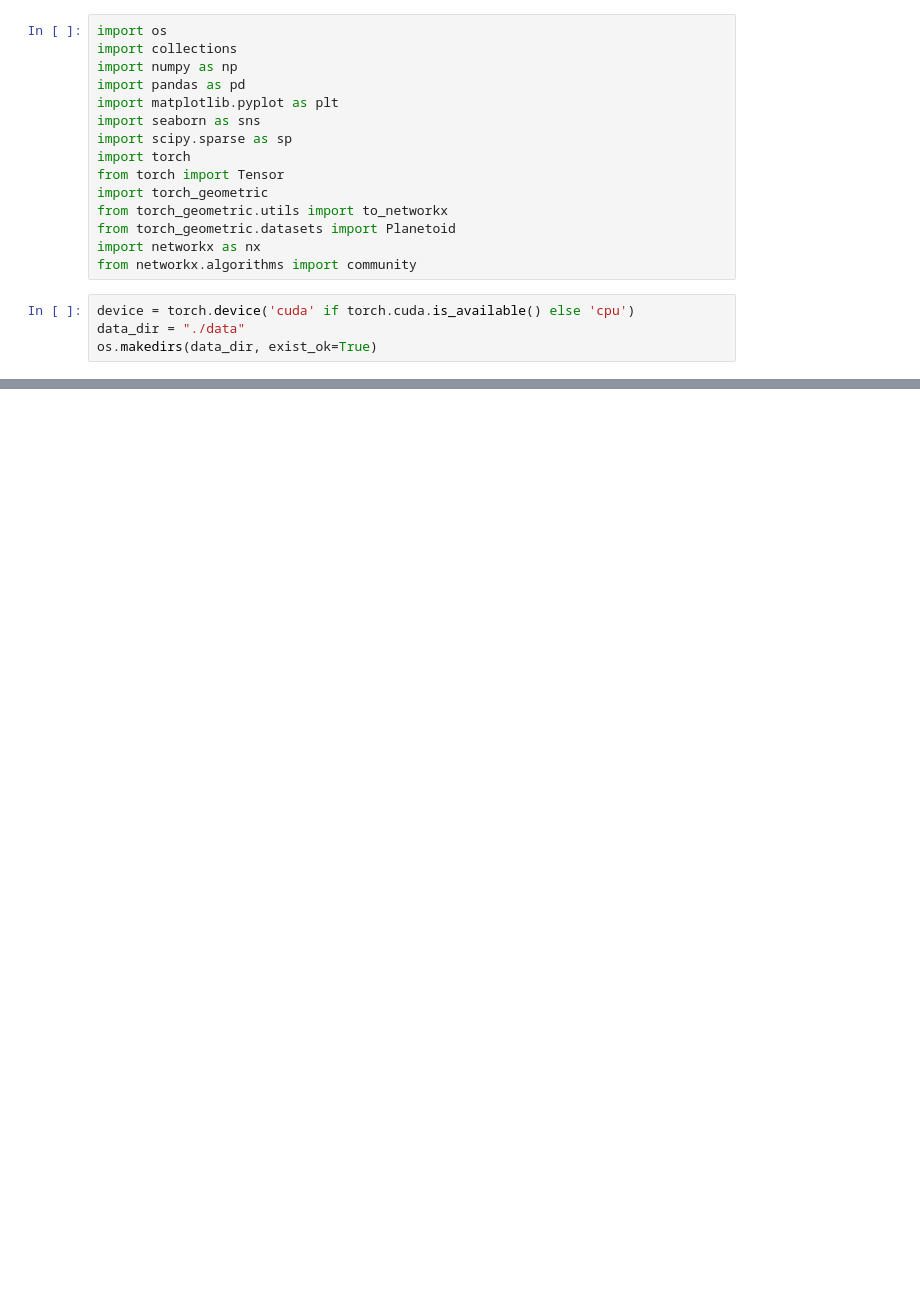
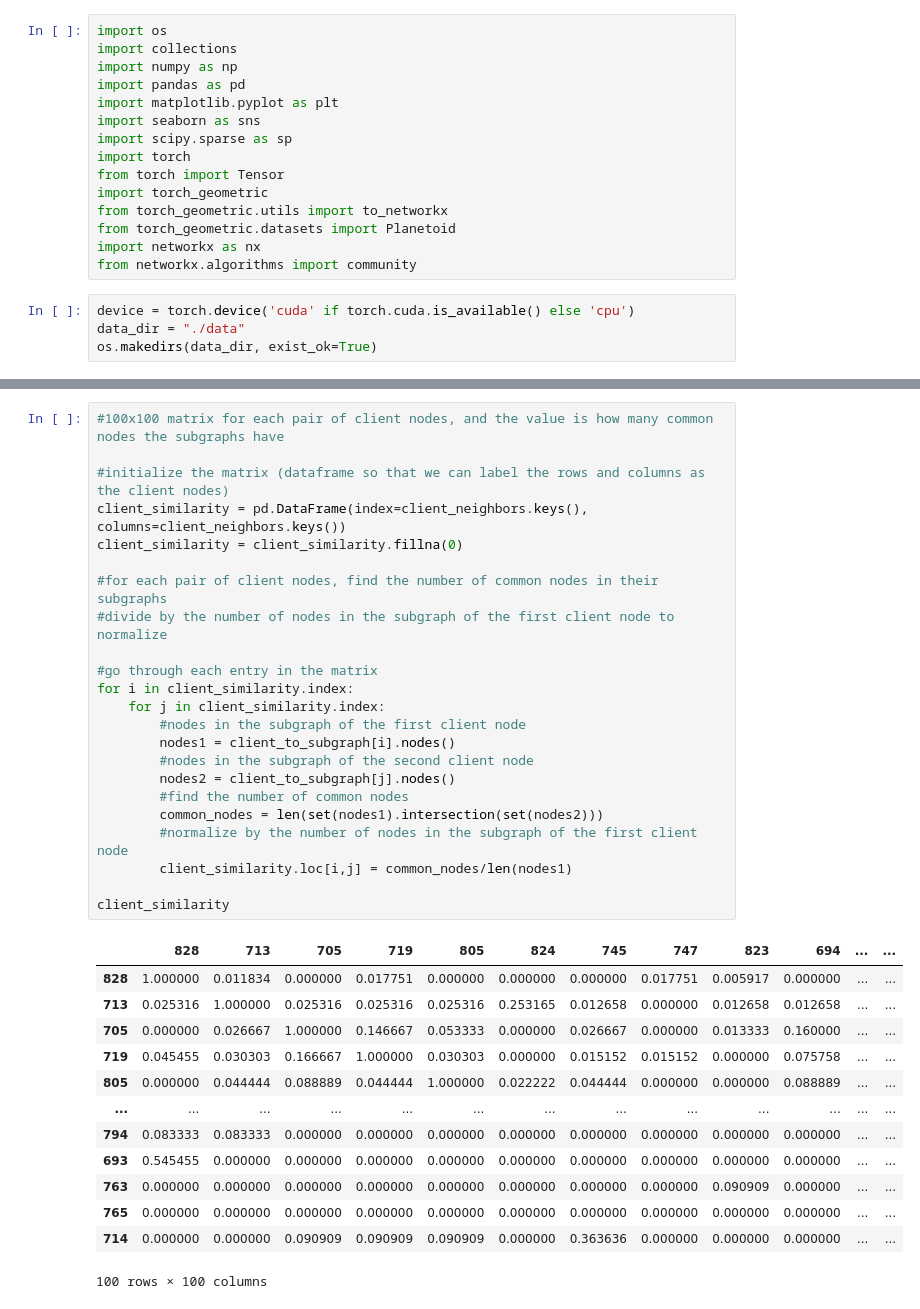
Before and after one commit to malvikavaidya/federated_gnns_project, a Jupyter notebook: cora_dataset.ipynb, the cells around one changed output, grey strips where cells are left out. Drawn from its saved outputs; the diff is of its cells as text; blank space fills up the shorter version.

```diff
--- a/cora_dataset.ipynb
+++ b/cora_dataset.ipynb
@@ -37,0 +164,37 @@ Number of nodes: 2708
+# %%
+#100x100 matrix for each pair of client nodes, and the value is how many common nodes the subgraphs have
+
+#initialize the matrix (dataframe so that we can label the rows and columns as the client nodes)
+client_similarity = pd.DataFrame(index=client_neighbors.keys(), columns=client_neighbors.keys())
+client_similarity = client_similarity.fillna(0)
+
+#for each pair of client nodes, find the number of common nodes in their subgraphs
+#divide by the number of nodes in the subgraph of the first client node to normalize
+
+#go through each entry in the matrix
+for i in client_similarity.index:
+    for j in client_similarity.index:
+        #nodes in the subgraph of the first client node
+        nodes1 = client_to_subgraph[i].nodes()
+        #nodes in the subgraph of the second client node
+        nodes2 = client_to_subgraph[j].nodes()
+        #find the number of common nodes
+        common_nodes = len(set(nodes1).intersection(set(nodes2)))
+        #normalize by the number of nodes in the subgraph of the first client node
+        client_similarity.loc[i,j] = common_nodes/len(nodes1)
+
+client_similarity
+# %% [output]
+|  | 828 | 713 | 705 | 719 | 805 | 824 | 745 | 747 | 823 | 694 | ... | ... |
+| 828 | 1.000000 | 0.011834 | 0.000000 | 0.017751 | 0.000000 | 0.000000 | 0.000000 | 0.017751 | 0.005917 | 0.000000 | ... | ... |
+| 713 | 0.025316 | 1.000000 | 0.025316 | 0.025316 | 0.025316 | 0.253165 | 0.012658 | 0.000000 | 0.012658 | 0.012658 | ... | ... |
+| 705 | 0.000000 | 0.026667 | 1.000000 | 0.146667 | 0.053333 | 0.000000 | 0.026667 | 0.000000 | 0.013333 | 0.160000 | ... | ... |
+| 719 | 0.045455 | 0.030303 | 0.166667 | 1.000000 | 0.030303 | 0.000000 | 0.015152 | 0.015152 | 0.000000 | 0.075758 | ... | ... |
+| 805 | 0.000000 | 0.044444 | 0.088889 | 0.044444 | 1.000000 | 0.022222 | 0.044444 | 0.000000 | 0.000000 | 0.088889 | ... | ... |
+| ... | ... | ... | ... | ... | ... | ... | ... | ... | ... | ... | ... | ... |
+| 794 | 0.083333 | 0.083333 | 0.000000 | 0.000000 | 0.000000 | 0.000000 | 0.000000 | 0.000000 | 0.000000 | 0.000000 | ... | ... |
+| 693 | 0.545455 | 0.000000 | 0.000000 | 0.000000 | 0.000000 | 0.000000 | 0.000000 | 0.000000 | 0.000000 | 0.000000 | ... | ... |
+| 763 | 0.000000 | 0.000000 | 0.000000 | 0.000000 | 0.000000 | 0.000000 | 0.000000 | 0.000000 | 0.090909 | 0.000000 | ... | ... |
+| 765 | 0.000000 | 0.000000 | 0.000000 | 0.000000 | 0.000000 | 0.000000 | 0.000000 | 0.000000 | 0.000000 | 0.000000 | ... | ... |
+| 714 | 0.000000 | 0.000000 | 0.090909 | 0.090909 | 0.090909 | 0.000000 | 0.363636 | 0.000000 | 0.000000 | 0.000000 | ... | ... |
+100 rows × 100 columns
```
Also changed, not shown: parts of 9 cells of this notebook.
